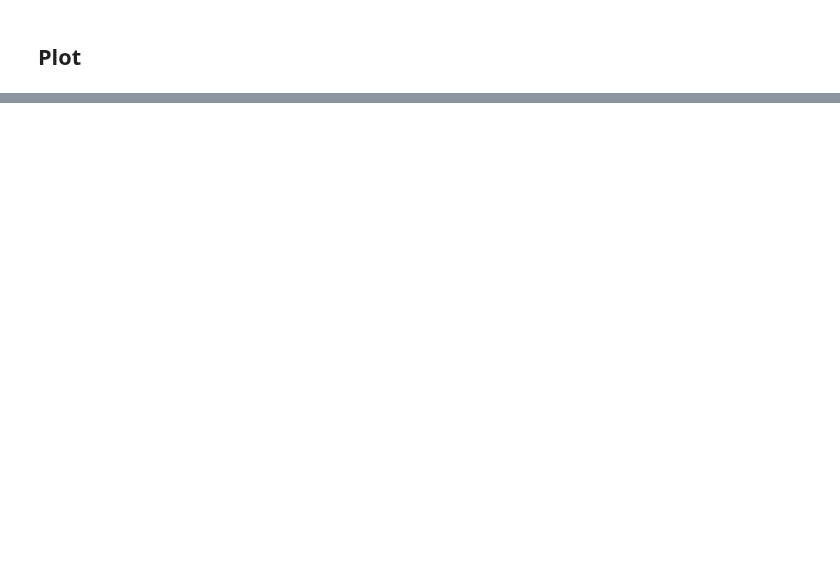
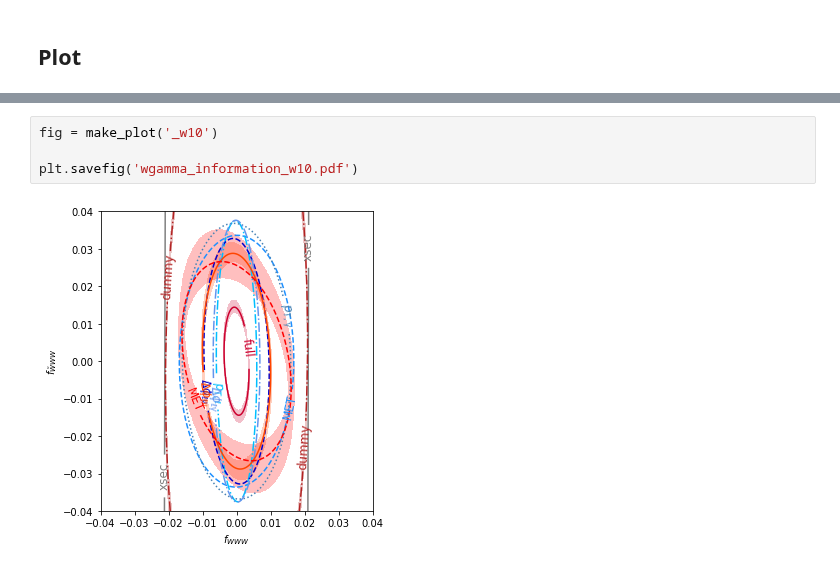
Before and after one commit to dlvp/diboson_mining, a Jupyter notebook: notebooks/wgamma/07_plot_fisher_information.ipynb, the cells around one changed output, grey strips where cells are left out. Drawn from its saved outputs; the diff is of its cells as text; blank space fills up the shorter version.

```diff
--- a/notebooks/wgamma/07_plot_fisher_information.ipynb
+++ b/notebooks/wgamma/07_plot_fisher_information.ipynb
@@ -94,0 +111,6 @@ plt.savefig('wgamma_information.pdf')
+# %%
+fig = make_plot('_w10')
+
+plt.savefig('wgamma_information_w10.pdf')
+# %% [output]
+[figure, added]
```
Also changed, not shown: parts of 8 cells of this notebook, 8 other files.
